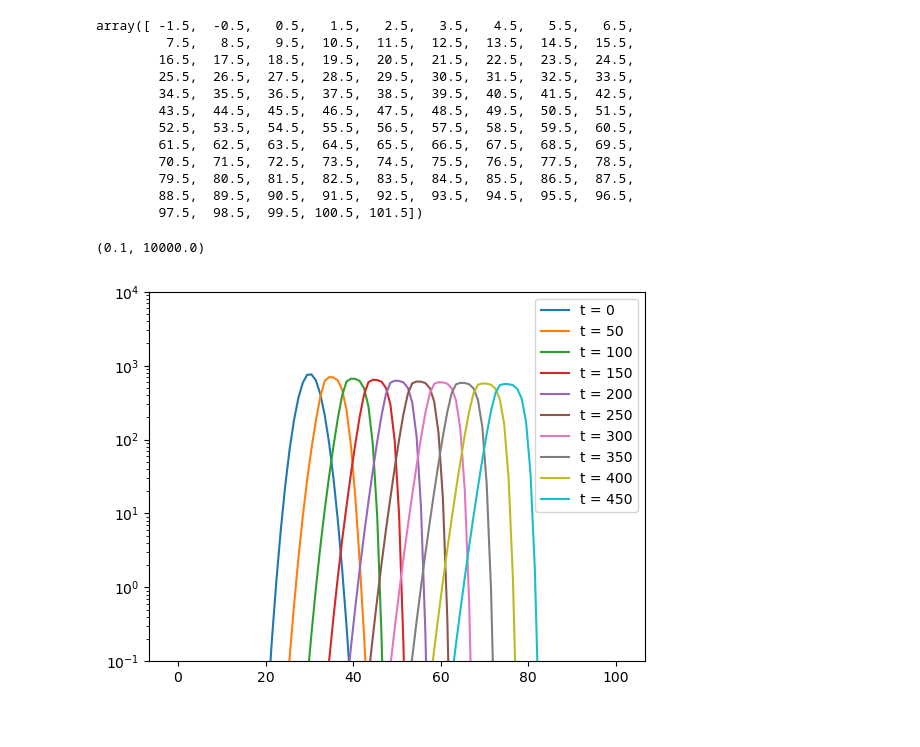
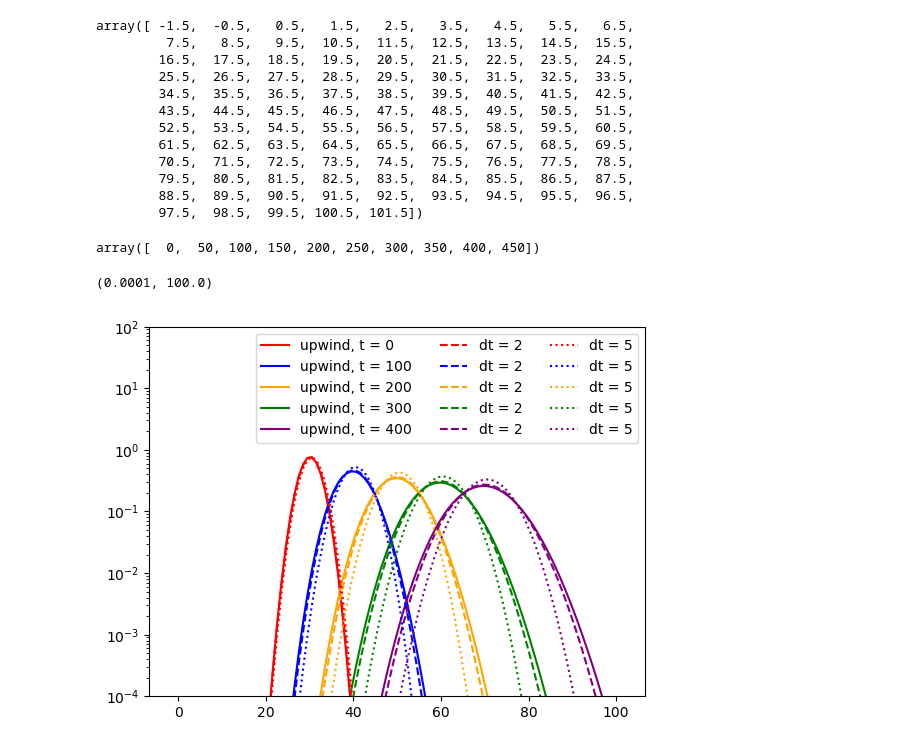
Before and after one commit to Chao-Ming-Li/CR_transport, a Jupyter notebook: Cpp/advection_grid/advection_grid.ipynb, the cells around one changed output. Drawn from its saved outputs; the diff is of its cells as text; code cells hidden in the pictures.

```diff
--- a/Cpp/advection_grid/advection_grid.ipynb
+++ b/Cpp/advection_grid/advection_grid.ipynb
@@ -25,15 +25,40 @@ array([ -1.5,  -0.5,   0.5,   1.5,   2.5,   3.5,   4.5,   5.5,   6.5,
         79.5,  80.5,  81.5,  82.5,  83.5,  84.5,  85.5,  86.5,  87.5,
         88.5,  89.5,  90.5,  91.5,  92.5,  93.5,  94.5,  95.5,  96.5,
         97.5,  98.5,  99.5, 100.5, 101.5])
-# %%
-ndis_C = np.fromfile("ndis_C.bin",dtype = np.float64).reshape(NT, NR - 1, NZ - 1)
-
-for i in range(NT):
-    if not i%50:
-        plt.plot(Zc, ndis_C[i, 30], label = f"t = {i}")
-plt.yscale("log")
-plt.legend()
-plt.ylim(1e-1,1e4)
-# %% [output]
-(0.1, 10000.0)
-[figure, removed]
+# %%
+dV = Rc[:, None] * np.diff(Rf)[:,None] * np.diff(Zf)[None,:]
+t = np.arange(10)*50
+c_lst = ["red", "blue", "orange", "green", "purple"]
+def numerical_diffusion(ndis):
+    N_tot = np.sum(ndis * dV[None,:], axis = (1,2))
+    mc_R = np.sum(ndis * Rc[None, :, None] * dV[None,:], axis = (1,2)) / N_tot
+    mc_Z = np.sum(ndis * Zc[None, None, :] * dV[None,:], axis = (1,2)) / N_tot
+
+    sigma_R = np.sum((Rc[None,:,None] - mc_R[:,None,None])**2 * ndis * dV[None,:], axis = (1,2)) / N_tot
+    sigma_Z = np.sum((Zc[None,None,:] - mc_Z[:,None,None])**2 * ndis * dV[None,:], axis = (1,2)) / N_tot
+    cov = np.sum((Rc[None,:,None]-mc_R[:,None,None])*(Zc[None,None,:]-mc_Z[:,None,None])*ndis*dV[None,:,:],axis=(1,2))/N_tot
+    D_R = (sigma_R[1:] - sigma_R[0]) / 2 / t[1:]
+    D_Z = (sigma_Z[1:] - sigma_Z[0]) / 2 / t[1:]
+
+    return N_tot, mc_R, mc_Z, sigma_R, sigma_Z, cov, D_R, D_Z
+t
+# %% [output]
+array([  0,  50, 100, 150, 200, 250, 300, 350, 400, 450])
+# %%
+ndis_C_uw = np.fromfile("ndis_C_dt1_t500_upwind.bin",dtype = np.float64).reshape(NT, NR - 1, NZ - 1)
+ndis_C_uw_1 = np.fromfile("ndis_C_dt1_t500_upwind_1.bin",dtype = np.float64).reshape(NT, NR - 1, NZ - 1)
+ndis_C_uw_dt2 = np.fromfile("ndis_C_dt2_t250_upwind_1.bin",dtype = np.float64).reshape(NT, NR - 1, NZ - 1) / 2
+ndis_C_uw_dt5 = np.fromfile("ndis_C_dt5_t100_upwind_1.bin",dtype = np.float64).reshape(NT, NR - 1, NZ - 1) / 5
+
+for i in range(5):
+    plt.plot(Zc, ndis_C_uw_1[i*2, 30], label = f"upwind, t = {i*100}", c = c_lst[i])
+for i in range(5):
+    plt.plot(Zc, ndis_C_uw_dt2[i*2, 30], label = f"dt = 2",c = c_lst[i], linestyle="--")
+for i in range(5):
+    plt.plot(Zc, ndis_C_uw_dt5[i*2, 30], label = f"dt = 5",c = c_lst[i], linestyle="dotted")
+plt.yscale("log")
+plt.legend(ncol=3)
+plt.ylim(1e-4,1e2)
+# %% [output]
+(0.0001, 100.0)
+[figure, added]
```
Also changed, not shown: parts of 12 cells of this notebook, 19 other files.
